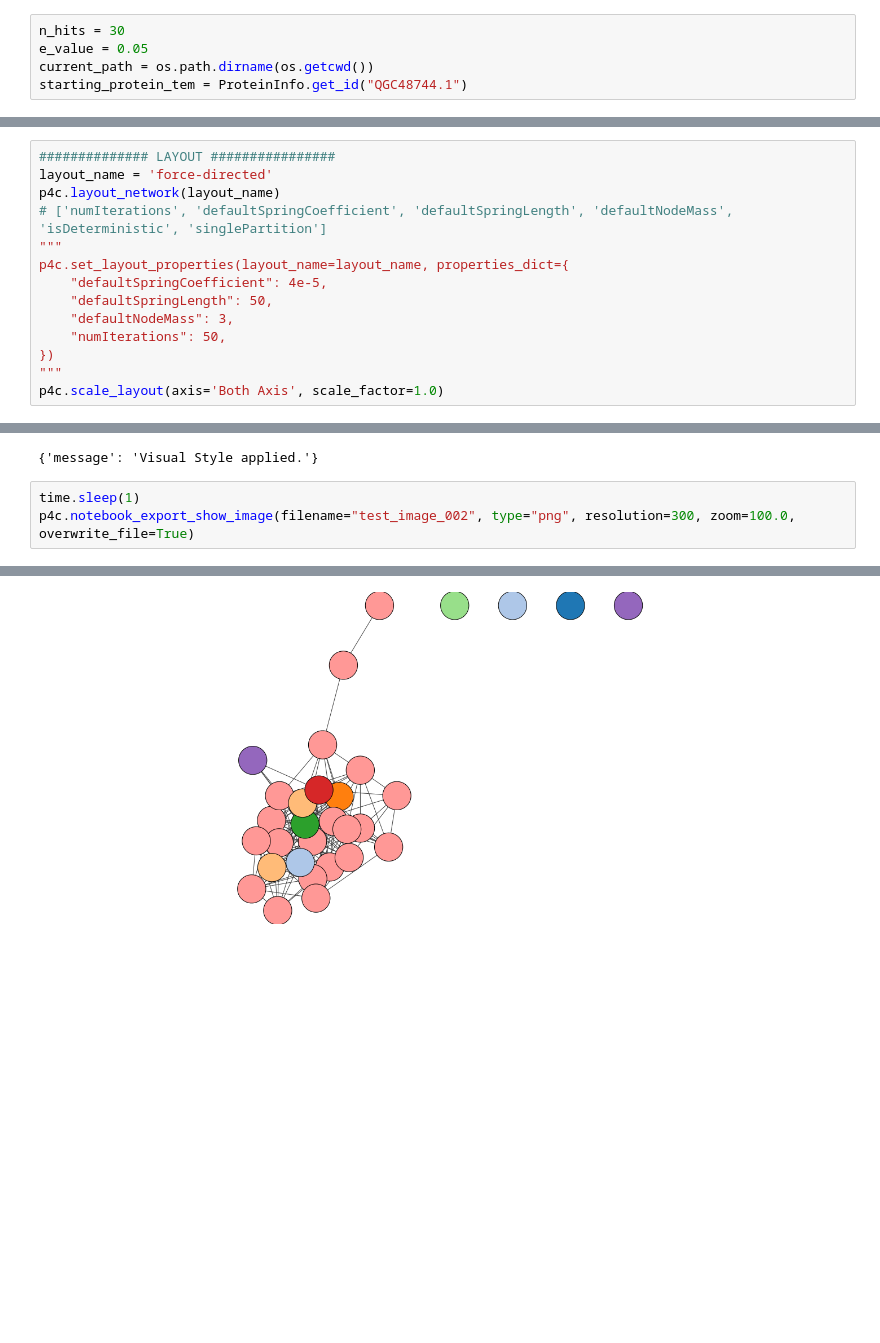
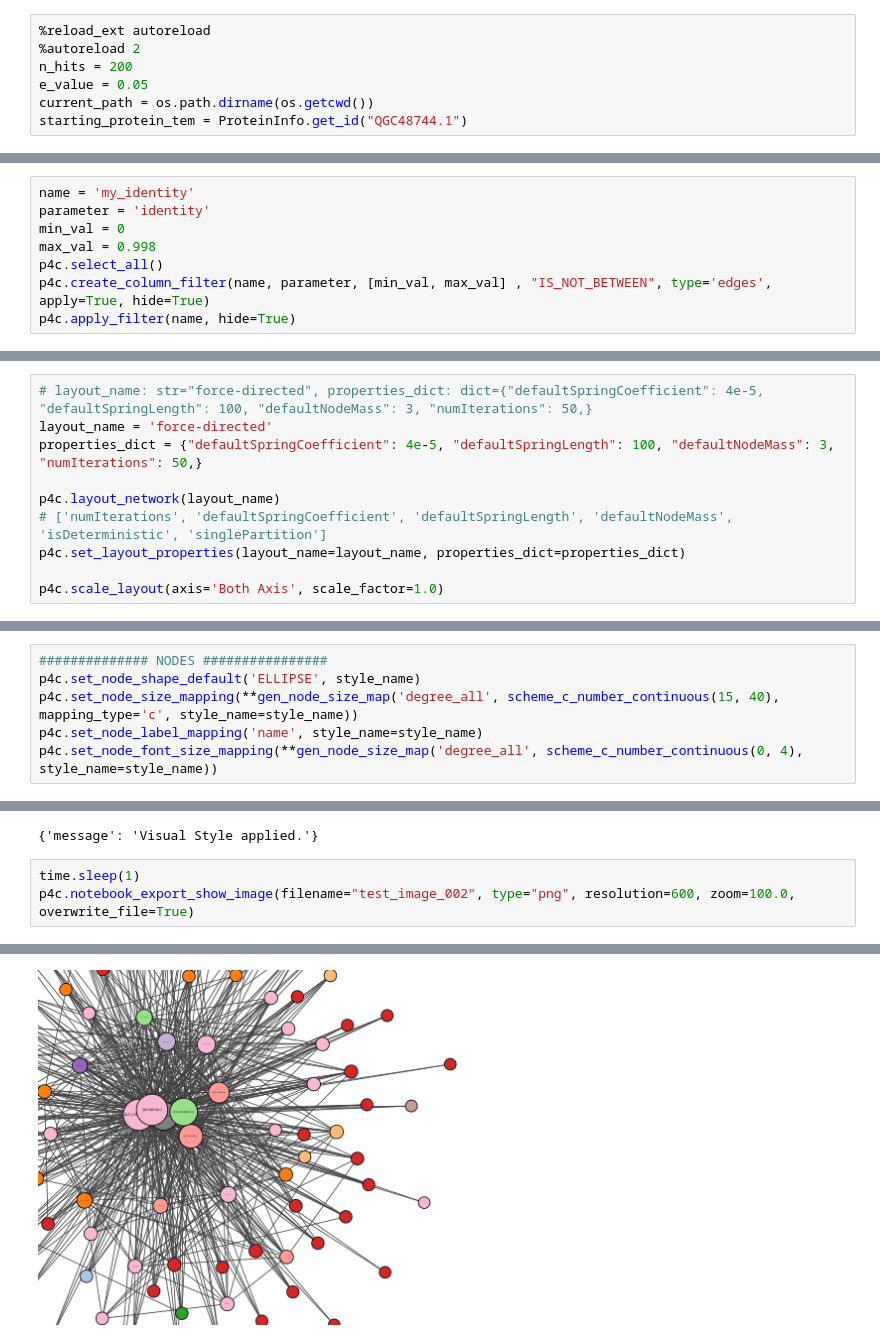
Before and after one commit to PyEED/TEM-lactamase, a Jupyter notebook: 002_TEM_Beta_Lactamase_Network_Image.ipynb, the cells around one changed output, grey strips where cells are left out. Drawn from its saved outputs; the diff is of its cells as text; blank space fills up the shorter version.

```diff
--- a/002_TEM_Beta_Lactamase_Network_Image.ipynb
+++ b/002_TEM_Beta_Lactamase_Network_Image.ipynb
@@ -16,7 +16,9 @@ from py4cytoscape import gen_node_color_map
 # %% [markdown]
 ##### reading in the files and alignments
 # %%
-n_hits = 30
+%reload_ext autoreload
+%autoreload 2
+n_hits = 200
 e_value = 0.05
 current_path = os.path.dirname(os.getcwd())
 starting_protein_tem = ProteinInfo.get_id("QGC48744.1")
@@ -74,0 +87,8 @@ p4c.get_layout_property_value('force-directed','defaultSpringCoefficient')
+# %%
+name = 'my_identity'
+parameter = 'identity'
+min_val = 0
+max_val = 0.998
+p4c.select_all()
+p4c.create_column_filter(name, parameter, [min_val, max_val] , "IS_NOT_BETWEEN", type='edges', apply=True, hide=True)
+p4c.apply_filter(name, hide=True)
@@ -75,16 +122,12 @@ p4c.get_layout_property_value('force-directed','defaultSpringCoefficient')
 # %%
-############## LAYOUT ################
+# layout_name: str="force-directed", properties_dict: dict={"defaultSpringCoefficient": 4e-5, "defaultSpringLength": 100, "defaultNodeMass": 3, "numIterations": 50,}
 layout_name = 'force-directed'
+properties_dict = {"defaultSpringCoefficient": 4e-5, "defaultSpringLength": 100, "defaultNodeMass": 3, "numIterations": 50,}
+
 p4c.layout_network(layout_name)
 # ['numIterations', 'defaultSpringCoefficient', 'defaultSpringLength', 'defaultNodeMass', 'isDeterministic', 'singlePartition']
-"""
-p4c.set_layout_properties(layout_name=layout_name, properties_dict={
-    "defaultSpringCoefficient": 4e-5,
-    "defaultSpringLength": 50,
-    "defaultNodeMass": 3,
-    "numIterations": 50,
-})
-"""
+p4c.set_layout_properties(layout_name=layout_name, properties_dict=properties_dict)
+
 p4c.scale_layout(axis='Both Axis', scale_factor=1.0)
 # %% [output]
 {}
@@ -108,3 +151,9 @@ p4c.set_node_color_default('#FFFFFF', style_name)
 p4c.set_node_color_mapping(color_by, mapping_type='discrete', default_color='#654321', style_name=style_name, table_column_values=data_color_names, colors=hex_colors)
 # %% [output]
 ''
+# %%
+############## NODES ################
+p4c.set_node_shape_default('ELLIPSE', style_name)
+p4c.set_node_size_mapping(**gen_node_size_map('degree_all', scheme_c_number_continuous(15, 40), mapping_type='c', style_name=style_name))
+p4c.set_node_label_mapping('name', style_name=style_name)
+p4c.set_node_font_size_mapping(**gen_node_size_map('degree_all', scheme_c_number_continuous(0, 4), style_name=style_name))
@@ -114,7 +167,7 @@ p4c.set_visual_style(style_name)
 {'message': 'Visual Style applied.'}
 # %%
 time.sleep(1)
-p4c.notebook_export_show_image(filename="test_image_002", type="png", resolution=300, zoom=100.0, overwrite_file=True)
+p4c.notebook_export_show_image(filename="test_image_002", type="png", resolution=600, zoom=100.0, overwrite_file=True)
 # %% [output]
 Warning: use of resolution=, units=, height= and width= parameters for export_image() is deprecated
-[figure, old version]
+[figure, new version]
```
Also changed, not shown: parts of 12 cells of this notebook, 17 other files.
